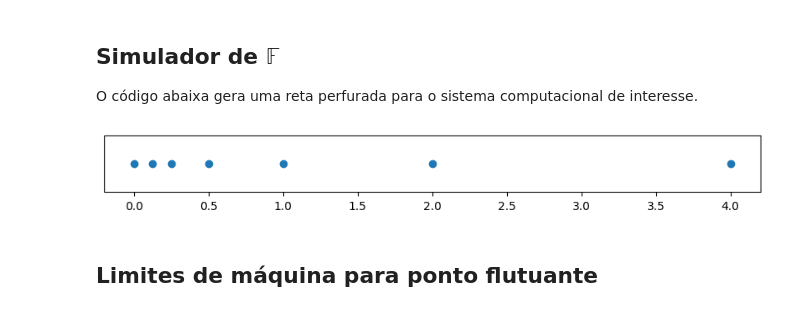
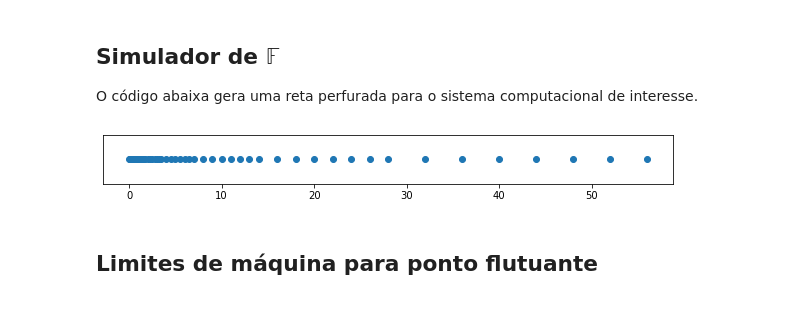
Before and after one commit to gcpeixoto/LVMN, a Jupyter notebook: _build/jupyter_execute/aula-01-ponto-flutuante.ipynb, the cells around one changed output. Drawn from its saved outputs; the diff is of its cells as text; code cells hidden in the pictures.

Commit message:
Improving graphical analysis chapter

```diff
--- a/_build/jupyter_execute/aula-01-ponto-flutuante.ipynb
+++ b/_build/jupyter_execute/aula-01-ponto-flutuante.ipynb
@@ -311,35 +311,35 @@ import matplotlib.pyplot as plt
 
 
 def simulacao_F(b,t,L,U):
     x = []
     epsm = b**(1-t) # epsilon de máquina
     M = np.arange(1.,b-epsm,epsm)
 
     E = 1
     for e in range(0,U+1):
         x = np.concatenate([x,M*E])
         E *= b
     E = b**(-1)
 
     y = []
     for e in range(-1,L-1,-1):
         y = np.concatenate([y,M*E])
         E /= b
     yy = np.asarray(y)
     xx = np.asarray(x)
     x = np.concatenate([yy,np.array([0.]),xx])
     return x
 
-Y = simulacao_F(2,2,-3,2)
+Y = simulacao_F(2,4,-3,5)
 X = np.zeros(Y.shape)
 
 
 # plotagem
 fig, ax = subplots(figsize=(8,1),constrained_layout=True)
 ax.scatter(Y,X,marker='o');
 ax.get_yaxis().set_visible(False)
 # %% [output]
-[figure, old version]
+[figure, new version]
 # %% [markdown]
 ## Limites de máquina para ponto flutuante
 # %% [markdown]
```
Also changed, not shown: parts of 2 cells of this notebook, 37 other files.
